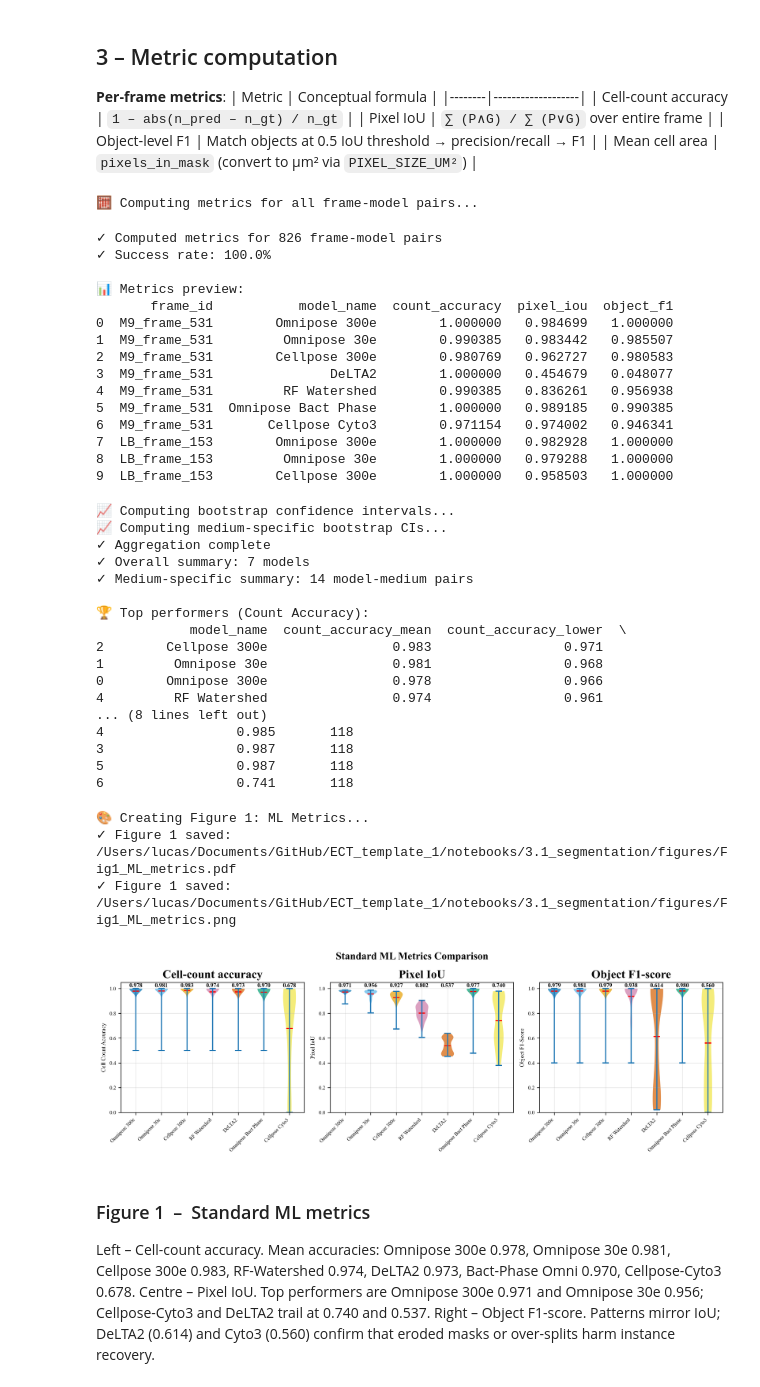
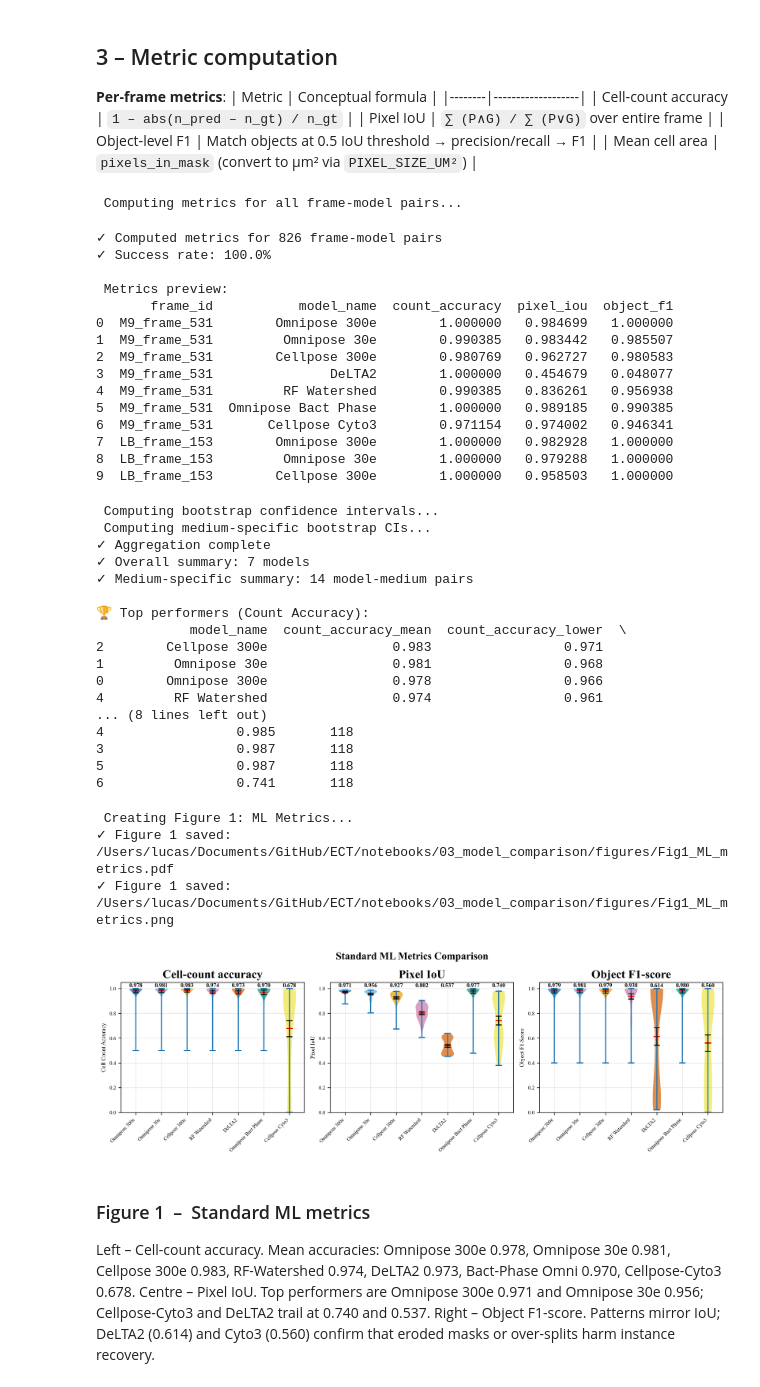
Before and after one commit to LucasGeno/ECT, a Jupyter notebook: notebooks/03_model_comparison/model_comparison_final.ipynb, the cells around one changed output. Cells and saved outputs as stored; diff of their text form; code cells hidden in the pictures.

```diff
--- a/notebooks/03_model_comparison/model_comparison_final.ipynb
+++ b/notebooks/03_model_comparison/model_comparison_final.ipynb
@@ -427,7 +429,7 @@ def compute_frame_metrics(pred_path: str, gt_path: str) -> Dict[str, float]:
 # COMPUTE METRICS FOR ALL FRAMES
 # =============================================================================
 
-print("🧮 Computing metrics for all frame-model pairs...")
+print(" Computing metrics for all frame-model pairs...")
 
 metrics_rows = []
 
@@ -453,15 +455,15 @@ print(f"✓ Success rate: {len(metrics_df) / len(catalogue) * 100:.1f}%")
 
 # Show preview
 if len(metrics_df) > 0:
-    print("\n📊 Metrics preview:")
+    print("\n Metrics preview:")
     preview_cols = ['frame_id', 'model_name', 'count_accuracy', 'pixel_iou', 'object_f1']
     print(metrics_df[preview_cols].head(10))
 # %% [output]
-🧮 Computing metrics for all frame-model pairs...
+ Computing metrics for all frame-model pairs...
 ✓ Computed metrics for 826 frame-model pairs
 ✓ Success rate: 100.0%
 
-📊 Metrics preview:
+ Metrics preview:
        frame_id           model_name  count_accuracy  pixel_iou  object_f1
 0  M9_frame_531        Omnipose 300e        1.000000   0.984699   1.000000
 1  M9_frame_531         Omnipose 30e        0.990385   0.983442   0.985507
@@ -509,7 +511,7 @@ def bootstrap_ci(data: np.ndarray, n_bootstrap: int = 5000, ci_level: float = 0.
 
 def aggregate_metrics(df: pd.DataFrame) -> pd.DataFrame:
     """Aggregate metrics by model with bootstrap CIs"""
-    print("📈 Computing bootstrap confidence intervals...")
+    print(" Computing bootstrap confidence intervals...")
 
     metrics_to_aggregate = [
         'count_accuracy', 'pixel_iou', 'object_f1',
@@ -542,7 +544,7 @@ def aggregate_metrics(df: pd.DataFrame) -> pd.DataFrame:
 
 def aggregate_by_medium(df: pd.DataFrame) -> pd.DataFrame:
     """Aggregate metrics by model and medium"""
-    print("📈 Computing medium-specific bootstrap CIs...")
+    print(" Computing medium-specific bootstrap CIs...")
 
     metrics_to_aggregate = [
         'count_accuracy', 'pixel_iou', 'pred_area_um2'
@@ -591,10 +593,10 @@ if len(metrics_df) > 0:
     display_cols = ['model_name', 'count_accuracy_mean', 'count_accuracy_lower', 'count_accuracy_upper', 'n_frames']
     print(top_performers[display_cols].round(3))
 else:
-    print("❌ No metrics data available for aggregation")
+    print(" No metrics data available for aggregation")
 # %% [output]
-📈 Computing bootstrap confidence intervals...
-📈 Computing medium-specific bootstrap CIs...
+ Computing bootstrap confidence intervals...
+ Computing medium-specific bootstrap CIs...
 ✓ Aggregation complete
 ✓ Overall summary: 7 models
 ✓ Medium-specific summary: 14 model-medium pairs
@@ -616,13 +618,13 @@ else:
 # =============================================================================
 
 def create_figure1_ml_metrics(df: pd.DataFrame) -> None:
-    """Create Figure 1: Three-panel violin plots for ML metrics"""
+    """Create Figure 1: Three-panel violin plots for ML metrics with 95% CI error bars"""
 
     if len(df) == 0:
-        print("❌ No data available for Figure 1")
+        print(" No data available for Figure 1")
         return
 
-    print("🎨 Creating Figure 1: ML Metrics...")
+    print(" Creating Figure 1: ML Metrics...")
 
     # Set up the figure
     fig, axes = plt.subplots(1, 3, figsize=(12, 4))
@@ -640,10 +642,13 @@ def create_figure1_ml_metrics(df: pd.DataFrame) -> None:
     for idx, (metric, title) in enumerate(metrics):
         ax = axes[idx]
 
-        # Prepare data for violin plot
+        # Prepare data for violin plot and confidence intervals
         plot_data = []
         plot_labels = []
         plot_colors = []
+        means = []
+        ci_lower = []
+        ci_upper = []
 
         for model_name in model_order:
             model_data = df[df['model_name'] == model_name][metric].dropna()
@@ -651,6 +656,12 @@ def create_figure1_ml_metrics(df: pd.DataFrame) -> None:
                 plot_data.append(model_data.values)
                 plot_labels.append(model_name)
                 plot_colors.append(PALETTE.get(model_name, '#888888'))
+
+                # Calculate 95% confidence intervals using bootstrap
+                mean_val, lower_ci, upper_ci = bootstrap_ci(model_data.values)
+                means.append(mean_val)
+                ci_lower.append(lower_ci)
+                ci_upper.append(upper_ci)
 
         if len(plot_data) == 0:
             ax.text(0.5, 0.5, 'No data', ha='center', va='center', transform=ax.transAxes)
@@ -670,6 +681,17 @@ def create_figure1_ml_metrics(df: pd.DataFrame) -> None:
          # Customize violin plot colors
         parts['cmeans'].set_color('red')
 
+        # Add 95% confidence interval error bars
+        for i, (mean_val, lower_ci, upper_ci) in enumerate(zip(means, ci_lower, ci_upper)):
+            # Calculate error bar lengths (asymmetric)
+            lower_err = mean_val - lower_ci
+            upper_err = upper_ci - mean_val
+
+            # Add error bars at the mean position
+            ax.errorbar(i, mean_val, yerr=[[lower_err], [upper_err]],
+                       fmt='none', color='black', capsize=4, capthick=1.5,
+                       linewidth=1.5, alpha=0.8, zorder=10)
+
         # Customize plot
         ax.set_xticks(range(len(plot_labels)))
         ax.set_xticklabels(plot_labels, rotation=45, ha='right')
@@ -678,45 +700,44 @@ def create_figure1_ml_metrics(df: pd.DataFrame) -> None:
         ax.grid(True, alpha=0.3)
 
         # Add mean values as text at the top
-        for i, data in enumerate(plot_data):
-            mean_val = np.mean(data)
+        for i, mean_val in enumerate(means):
             ax.text(i, 1.001, f'{mean_val:.3f}', ha='center', va='bottom',
                      fontsize=8, fontweight='bold')
 
         # Add concise titles
         if idx == 0:
             ax.set_title('Cell-count accuracy', fontsize=16, fontweight='bold')
         elif idx == 1:
             ax.set_title('Pixel IoU', fontsize=16, fontweight='bold')
         else:
             ax.set_title('Object F1-score', fontsize=16, fontweight='bold')
 
     plt.tight_layout()
 
     # Save figure
     fig1_path_pdf = figures_dir / 'Fig1_ML_metrics.pdf'
     fig1_path_png = figures_dir / 'Fig1_ML_metrics.png'
 
     plt.savefig(fig1_path_pdf, dpi=300, bbox_inches='tight')
     plt.savefig(fig1_path_png, dpi=300, bbox_inches='tight')
 
     print(f"✓ Figure 1 saved: {fig1_path_pdf}")
     print(f"✓ Figure 1 saved: {fig1_path_png}")
 
     plt.show()
 
 
 
 # Generate Figure 1
 if len(metrics_df) > 0:
     create_figure1_ml_metrics(metrics_df)
 else:
-    print("❌ No metrics data available for Figure 1")
+    print(" No metrics data available for Figure 1")
 # %% [output]
-🎨 Creating Figure 1: ML Metrics...
-✓ Figure 1 saved: /Users/lucas/Documents/GitHub/ECT_template_1/notebooks/3.1_segmentation/figures/Fig1_ML_metrics.pdf
-✓ Figure 1 saved: /Users/lucas/Documents/GitHub/ECT_template_1/notebooks/3.1_segmentation/figures/Fig1_ML_metrics.png
+ Creating Figure 1: ML Metrics...
+✓ Figure 1 saved: /Users/lucas/Documents/GitHub/ECT/notebooks/03_model_comparison/figures/Fig1_ML_metrics.pdf
+✓ Figure 1 saved: /Users/lucas/Documents/GitHub/ECT/notebooks/03_model_comparison/figures/Fig1_ML_metrics.png
-[figure, old version]
+[figure, new version]
 # %% [markdown]
 ### Figure 1 – Standard ML metrics
 Left – Cell-count accuracy. Mean accuracies: Omnipose 300e 0.978, Omnipose 30e 0.981, Cellpose 300e 0.983, RF-Watershed 0.974, DeLTA2 0.973, Bact-Phase Omni 0.970, Cellpose-Cyto3 0.678.
```
Also changed, not shown: parts of 7 cells of this notebook, 18 other files.
